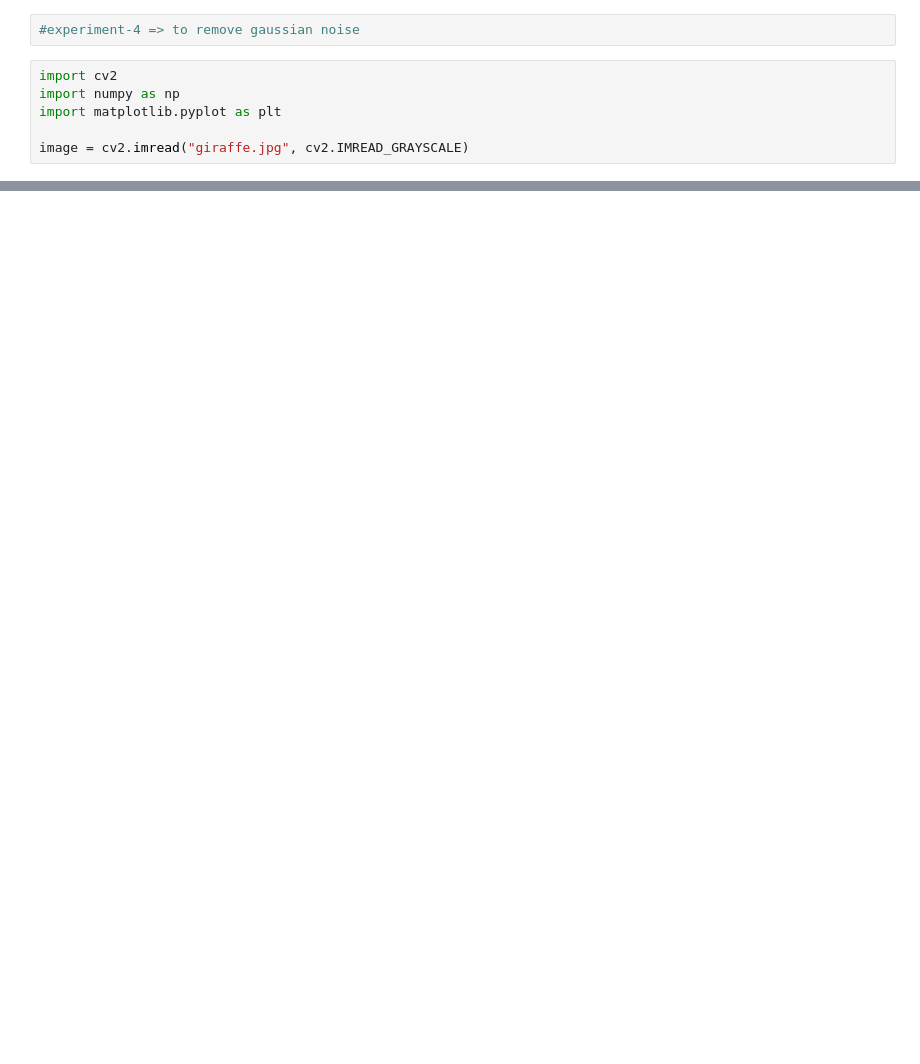
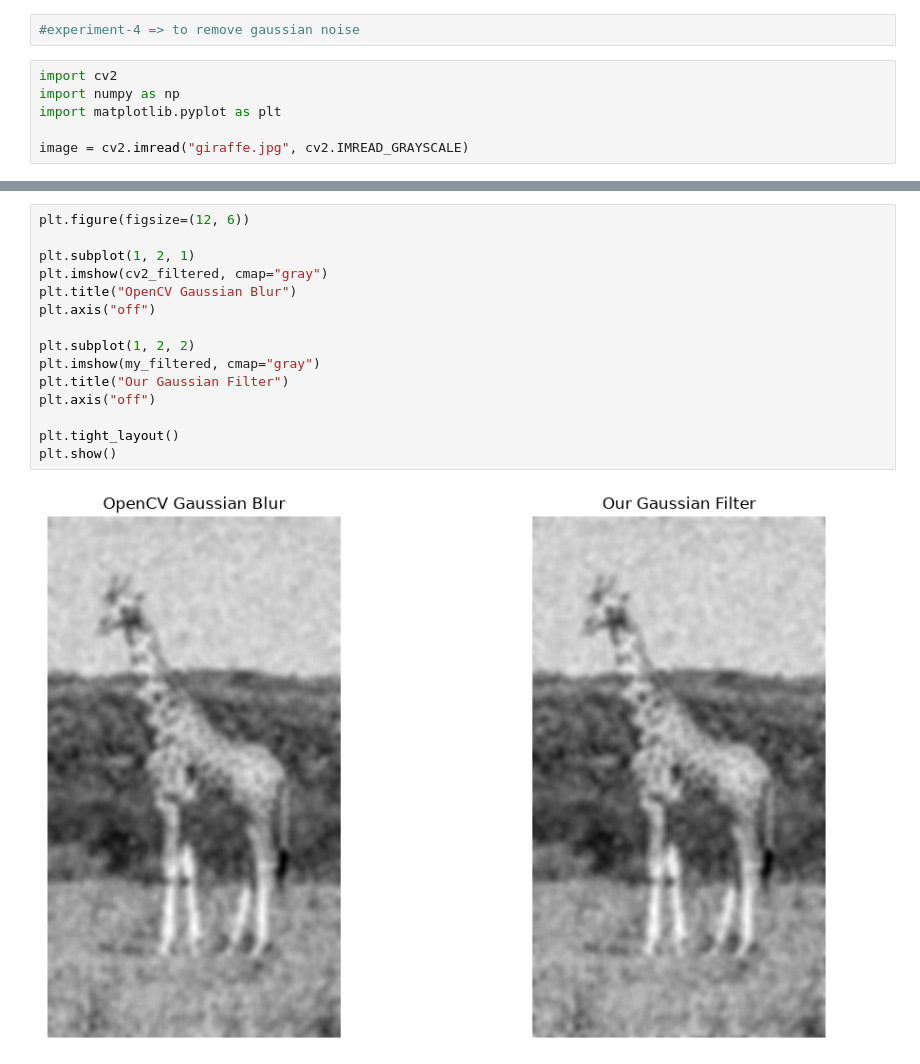
Before and after one commit to monishkacha/CV_2026_H11_23BIT249, a Jupyter notebook: Experiment_4/experiment_4.ipynb, the cells around one changed output, grey strips where cells are left out. Saved outputs shown, nothing was run; the diff lists cells and outputs as text; blank space fills up the shorter version.

```diff
--- a/Experiment_4/experiment_4.ipynb
+++ b/Experiment_4/experiment_4.ipynb
@@ -68,0 +74,17 @@ plt.show()
+# %%
+plt.figure(figsize=(12, 6))
+
+plt.subplot(1, 2, 1)
+plt.imshow(cv2_filtered, cmap="gray")
+plt.title("OpenCV Gaussian Blur")
+plt.axis("off")
+
+plt.subplot(1, 2, 2)
+plt.imshow(my_filtered, cmap="gray")
+plt.title("Our Gaussian Filter")
+plt.axis("off")
+
+plt.tight_layout()
+plt.show()
+# %% [output]
+[figure, added]
```
Also changed, not shown: parts of 7 cells of this notebook, 2 other files.
